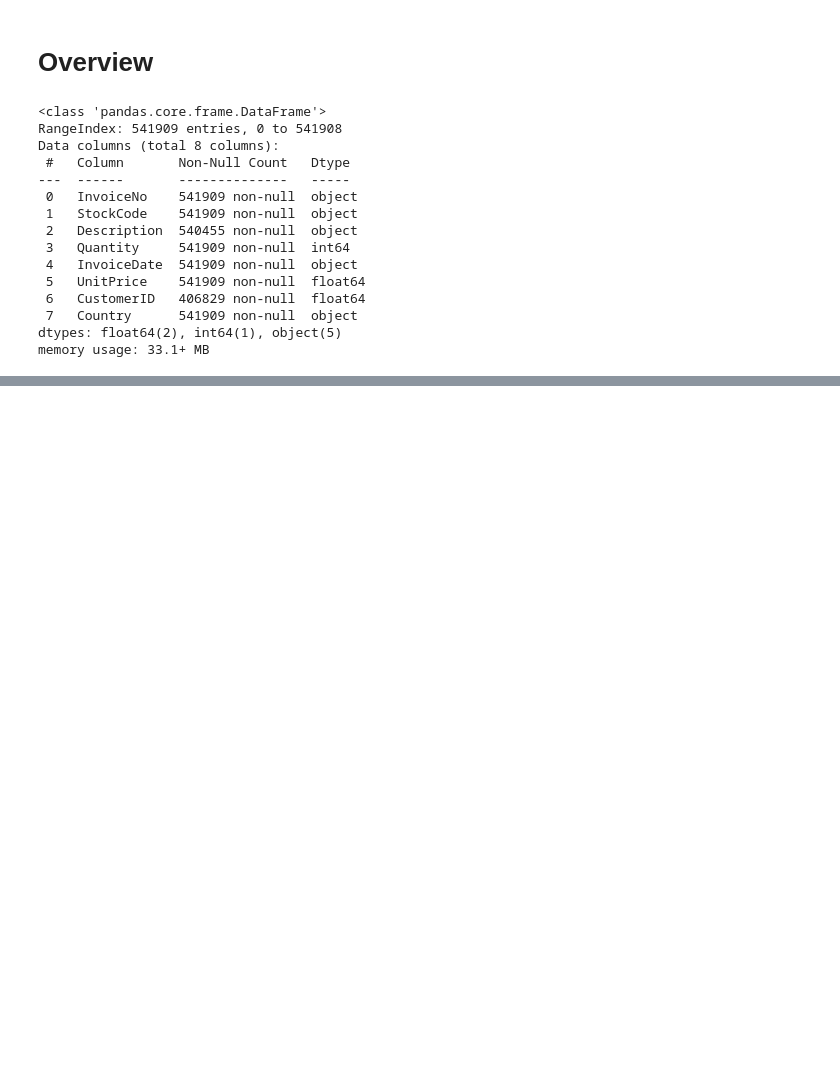
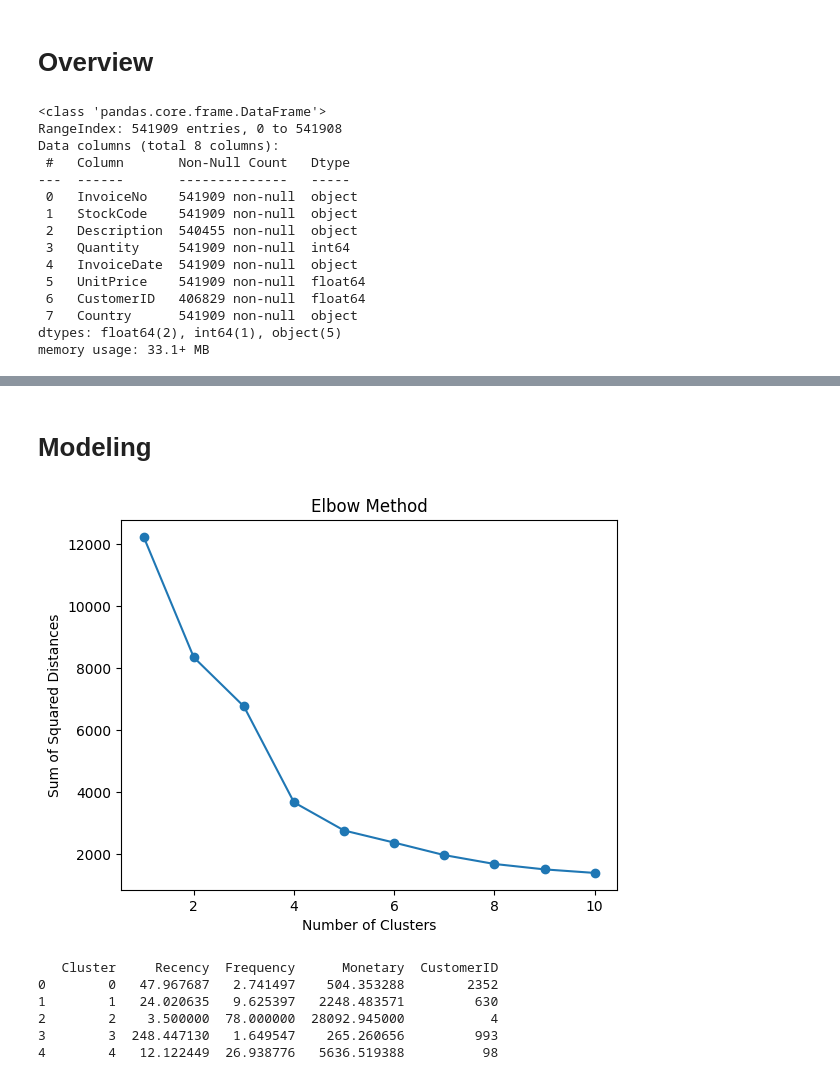
Before and after one commit to aliasgharmirhshai/Customer_Segmentation_Clustering, a Jupyter notebook: notebooks/main.ipynb, the cells around one changed output, grey strips where cells are left out. Cells and saved outputs as stored; diff of their text form; code cells hidden in the pictures; blank space fills up the shorter version.

Commit message:
modeling with RFM method

```diff
--- a/notebooks/main.ipynb
+++ b/notebooks/main.ipynb
@@ -34,0 +114,31 @@ memory usage: 33.1+ MB
+# %%
+from sklearn.preprocessing import StandardScaler
+
+scaler = StandardScaler()
+# rfm_scaled = scaler.fit_transform(rfm[
+#     ['Recency', 'Frequency_log', 'Monetary_log']
+#     ])
+
+# If not using log transformation, replace with:
+
+rfm_scaled = scaler.fit_transform(rfm[
+['Recency', 'Frequency', 'Monetary']
+])
+# %% [markdown]
+# Modeling
+# %%
+from sklearn.cluster import KMeans
+
+ssd = []
+for k in range(1, 11):
+    kmeans = KMeans(n_clusters=k, random_state=42)
+    kmeans.fit(rfm_scaled)
+    ssd.append(kmeans.inertia_)
+
+plt.plot(range(1, 11), ssd, marker='o')
+plt.xlabel('Number of Clusters')
+plt.ylabel('Sum of Squared Distances')
+plt.title('Elbow Method')
+plt.show()
+# %% [output]
+[figure, added]
@@ -34,0 +150,16 @@ memory usage: 33.1+ MB
+# %%
+cluster_summary = rfm.groupby('Cluster').agg({
+    'Recency': 'mean',
+    'Frequency': 'mean',  # or 'Frequency_log' if transformed
+    'Monetary': 'mean',   # or 'Monetary_log' if transformed
+    'CustomerID': 'count' # Number of customers per cluster
+}).reset_index()
+
+print(cluster_summary)
+# %% [output]
+   Cluster     Recency  Frequency      Monetary  CustomerID
+0        0   47.967687   2.741497    504.353288        2352
+1        1   24.020635   9.625397   2248.483571         630
+2        2    3.500000  78.000000  28092.945000           4
+3        3  248.447130   1.649547    265.260656         993
+4        4   12.122449  26.938776   5636.519388          98
```
Also changed, not shown: parts of 23 cells of this notebook, 1 other file.
